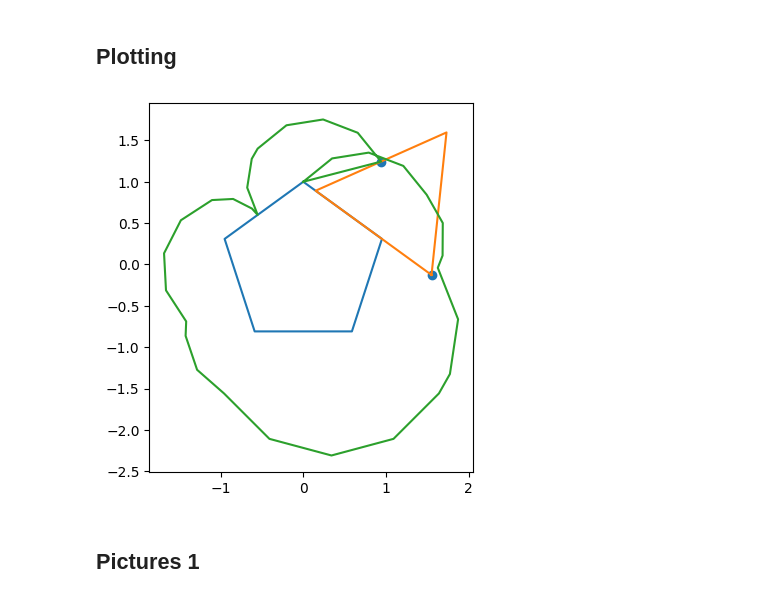
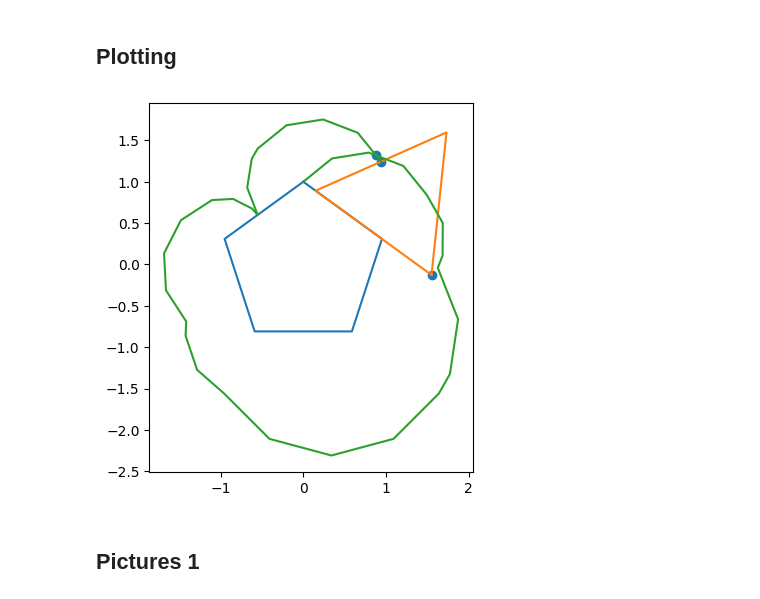
Before and after one commit to alex-k-exe/sci-fair, a Jupyter notebook: GlobalFunctions.ipynb, the cells around one changed output. Saved outputs shown, nothing was run; the diff lists cells and outputs as text; code cells hidden in the pictures.

Commit message:
find point causing result to be self-intersecting

```diff
--- a/GlobalFunctions.ipynb
+++ b/GlobalFunctions.ipynb
@@ -159,29 +160,35 @@ print(nextA[1], nextB[1])
 # %% [markdown]
 ## Continuous rotation
 # %%
-for i in range(9):
+# rotate until result is complex
+for i in range(2):
     b, nextA, nextB, tracingPoint, result = angleFinder(a, b, nextA, nextB, tracingPoint, result, 30)
+
+while geom.LineString(result).is_simple:
+    b, nextA, nextB, tracingPoint, result = angleFinder(a, b, nextA, nextB, tracingPoint, result, 30)
+# %%
+result = geom.LineString(result)
+length = len(result.coords)
+
+# find intersection point(s) between LineString(result last and second last) and result
+candidates = []
+for non_itersecting_ls in unary_union(result).geoms:
+    candidates.extend(non_itersecting_ls.coords)
+candidates = [item for item, count in Counter(coords_list).items() if count > 1]
+
+# if num of intersection points is more than 1, return one that is closer to second last in result
+# iterate through result points and find index where intersection point is after
+# slice result.coords to that index (inclusive) and replace first point with intersection point
 # %% [markdown]
 ## Plotting
-# %%
-# result = val.make_valid(geom.Polygon(result))
-# resultCopy = []
-# for i in range(len(result.geoms) - 2):
-#     resultCopy.extend(result.geoms[i].exterior.coords)
-
-fig, axes = plt.subplots(1, 1)
-axes.axes.set_aspect("equal")
-plotPolys([a, b, geom.Polygon(result)], axes)
-plotPoints([b.exterior.coords[0], *tracingPoint.coords], axes)
-
-"""
-rotate until result is complex
-find intersection point between LineString(result last and second last) and result
-iterate through vertices and find index where intersection point touches
-slice result.coords to that index (inclusive) and replace with intersection point
-"""
-# %% [output]
-[figure, removed]
+# %%
+fig, axes = plt.subplots(1, 1)
+axes.axes.set_aspect("equal")
+plotPolys([a, b], axes)
+plotCoords(result.coords, axes)
+plotPoints([b.exterior.coords[0], *tracingPoint.coords, candidates[0]], axes)
+# %% [output]
+[figure, added]
 # %% [markdown]
 ## Pictures 1
 # %% [markdown]
```
Also changed, not shown: parts of 1 cell of this notebook.
